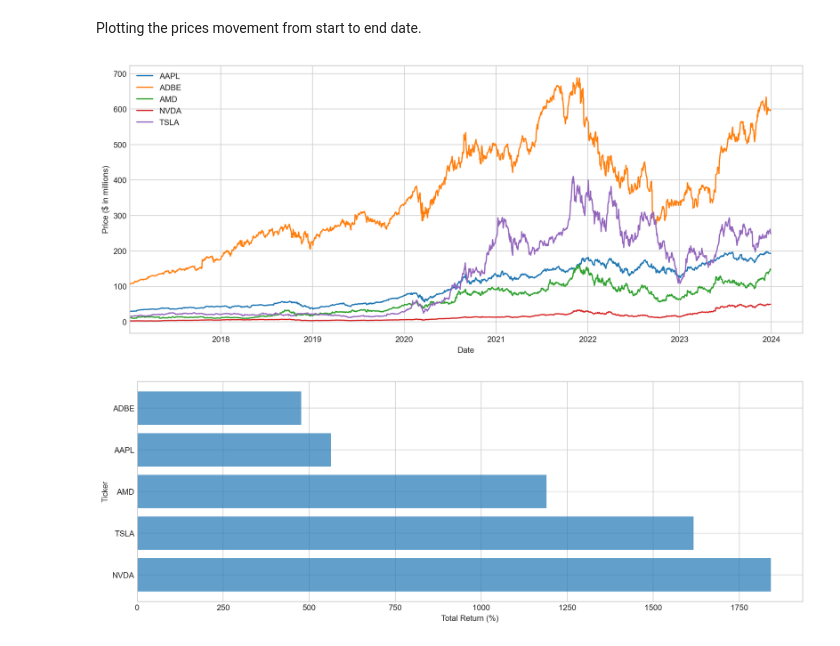
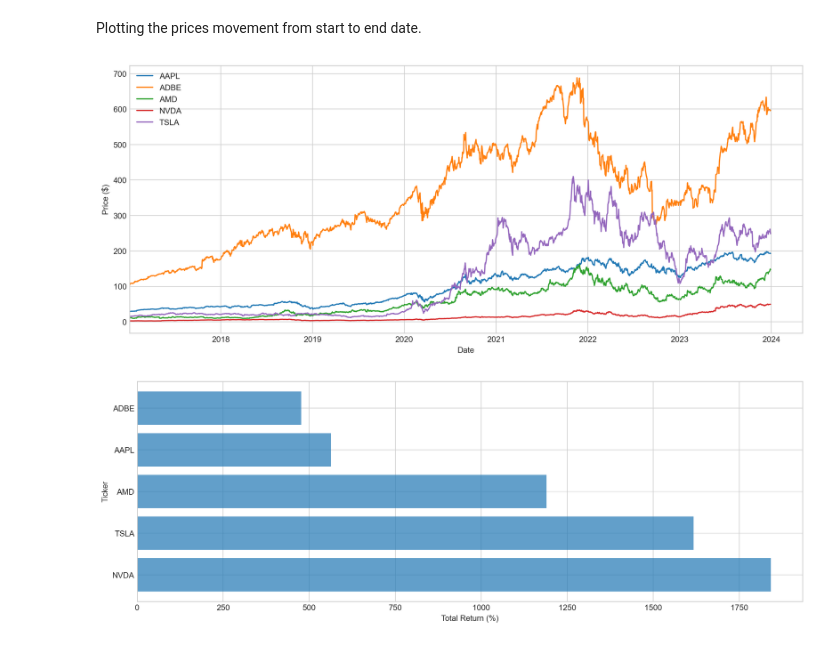
Before and after one commit to mhtozturk/kcl-thesis, a Jupyter notebook: main.ipynb, the cells around one changed output. Cells and saved outputs as stored; diff of their text form; code cells hidden in the pictures.

```diff
--- a/main.ipynb
+++ b/main.ipynb
@@ -156,20 +156,20 @@ Plotting the prices movement from start to end date.
 # %%
 fig, ax = plt.subplots(figsize=(15, 6), dpi=200)
 
 for ticker in portfolio.stock_tickers:
     ax.plot(portfolio.price_history.index, portfolio.price_history[ticker], label=f'{ticker}')
 
 ax.set_xlabel('Date')
-ax.set_ylabel('Price ($ in millions)')
+ax.set_ylabel('Price ($)')
 
 ax.set_xlim(left=portfolio.price_history.index.min())
 
 ax.legend()
 ax.grid(True)
 
 plt.show()
 # %% [output]
-[figure, old version]
+[figure, new version]
 # %%
 initial_prices = portfolio.price_history.iloc[0]
 final_prices = portfolio.price_history.iloc[-1]
```
Also changed, not shown: 1 other file.
